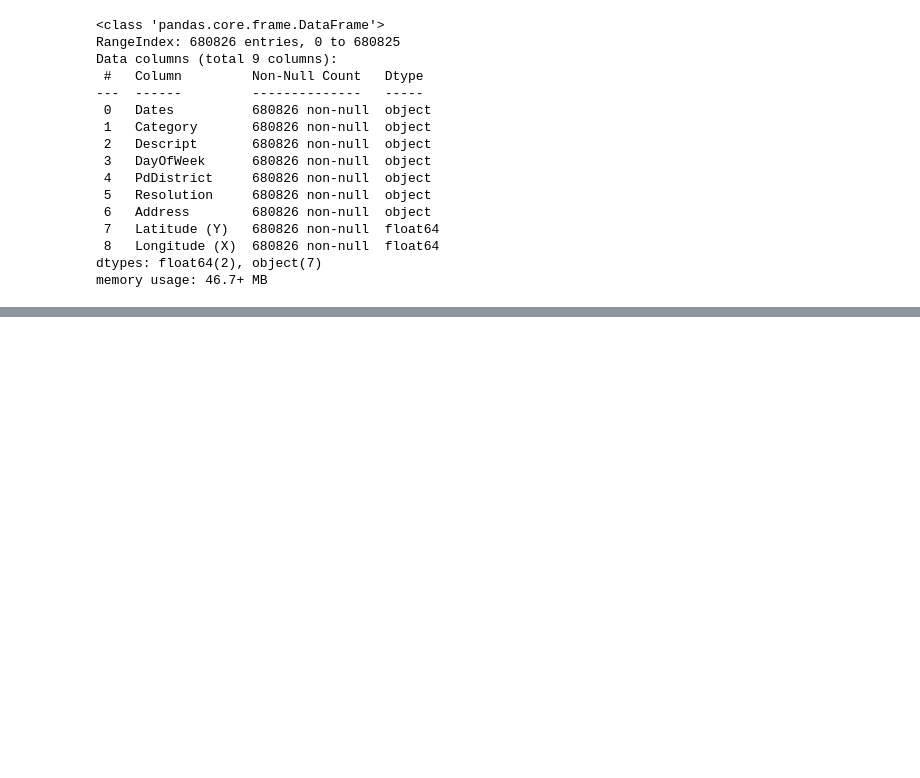
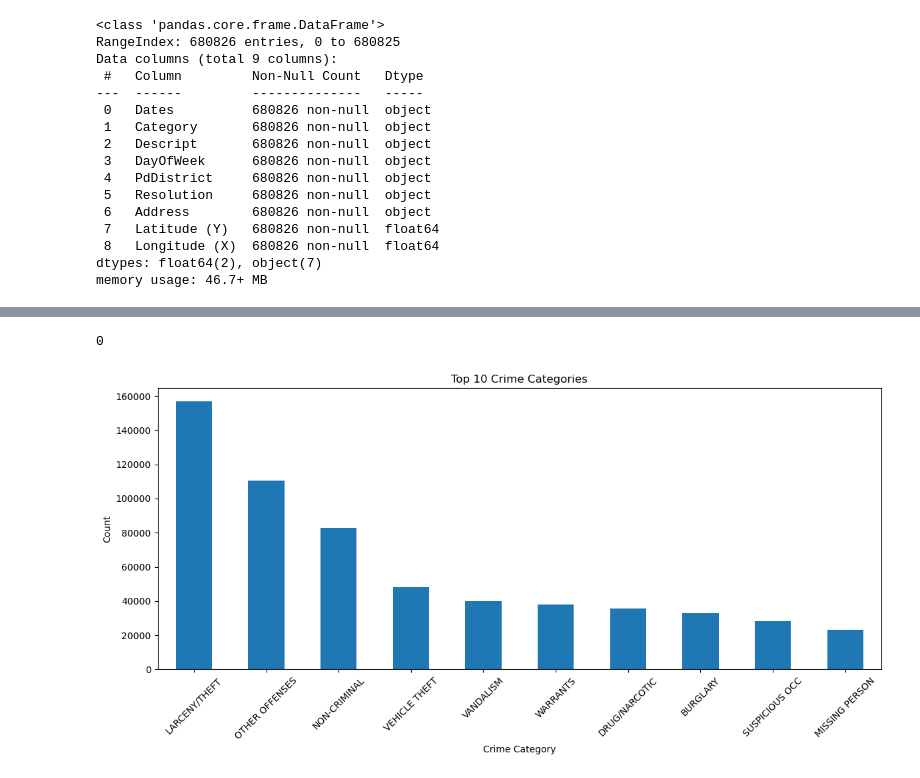
Before and after one commit to Mohad009/ML_Rihal_Codestacker_Challenge, a Jupyter notebook: crime_prediction.ipynb, the cells around one changed output, grey strips where cells are left out. Saved outputs shown, nothing was run; the diff lists cells and outputs as text; code cells hidden in the pictures; blank space fills up the shorter version.

```diff
--- a/crime_prediction.ipynb
+++ b/crime_prediction.ipynb
@@ -46 +59,7 @@ dtype: int64
+# %%
+#there is 11084 duplacated rows in the dataset
+crimes_data.drop_duplicates(inplace=True)
+crimes_data.duplicated().sum()
+# %% [output]
+0
 # %%
@@ -47,0 +69,19 @@ import matplotlib.pyplot as plt
+# %%
+#convert the Dates column to datetime format
+#extract the year, month, and hour from the Dates column
+crimes_data['Dates'] = pd.to_datetime(crimes_data['Dates'])
+crimes_data['Year'] = crimes_data['Dates'].dt.year
+crimes_data['Month'] = crimes_data['Dates'].dt.month
+crimes_data['Hour'] = crimes_data['Dates'].dt.hour
+# %%
+crime_counts = crimes_data['Category'].value_counts()
+plt.figure(figsize=(12, 6))
+crime_counts[:10].plot(kind='bar')
+plt.title('Top 10 Crime Categories')
+plt.ylabel('Count')
+plt.xlabel('Crime Category')
+plt.xticks(rotation=45)
+plt.tight_layout()
+plt.show()
+# %% [output]
+[figure, added]
```
Also changed, not shown: parts of 20 cells of this notebook.
